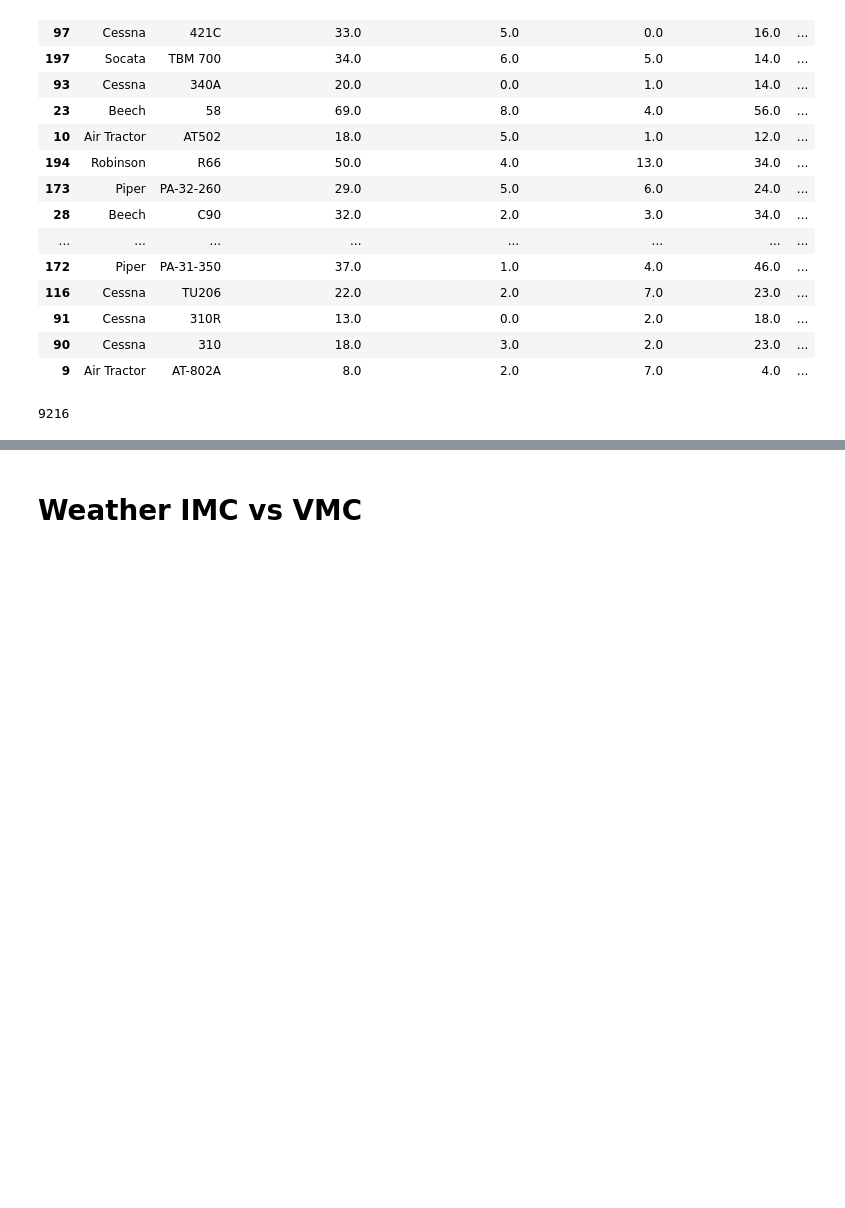
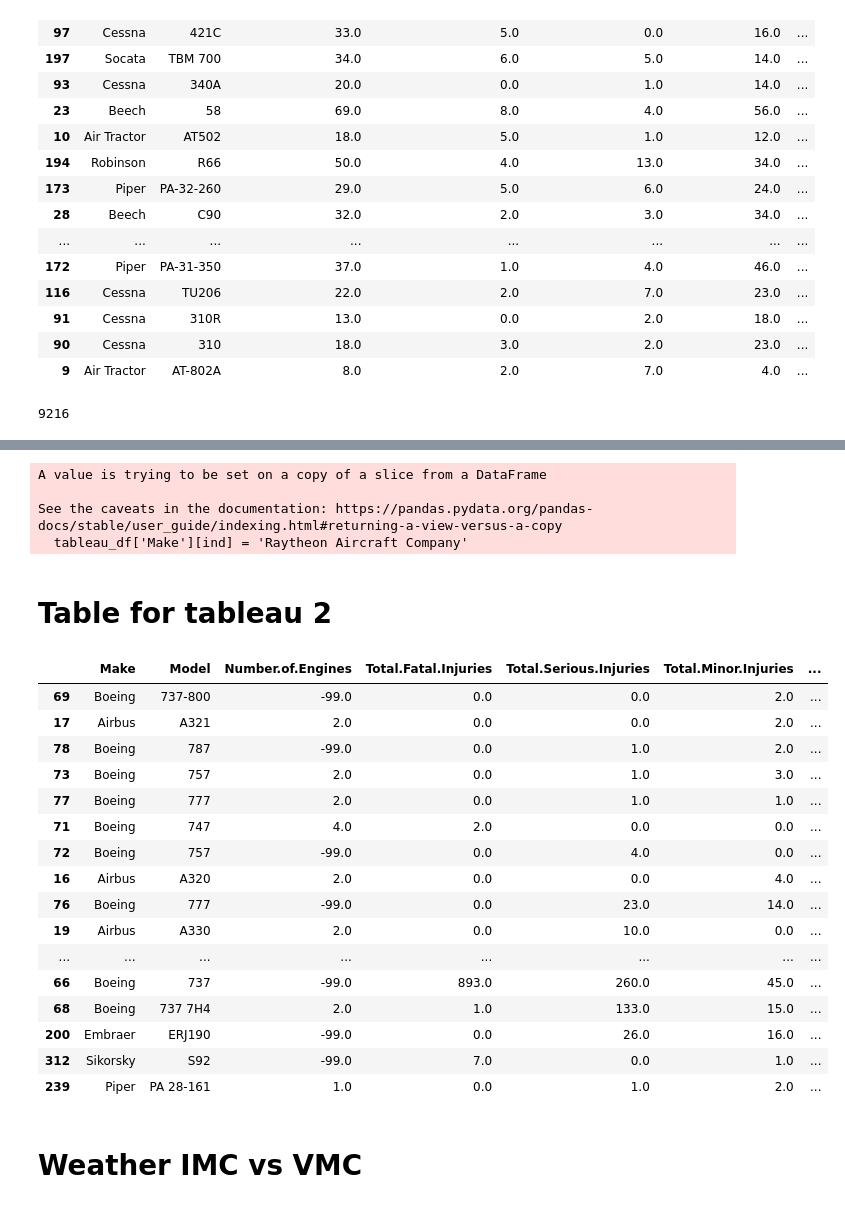
Before and after one commit to MrPolarBear/project1phase1, a Jupyter notebook: project_1/project_1_analysis.ipynb, the cells around one changed output, grey strips where cells are left out. Cells and saved outputs as stored; diff of their text form; code cells hidden in the pictures; blank space fills up the shorter version.

```diff
--- a/project_1/project_1_analysis.ipynb
+++ b/project_1/project_1_analysis.ipynb
@@ -358,0 +449,13 @@ model_make['counter'].sum()
+# %%
+for ind in tableau_df.index:
+    if 'Champion' in tableau_df['Make'][ind]:
+        tableau_df['Make'][ind] = 'Bellanca'
+    elif 'Beech' in tableau_df['Make'][ind]:
+        tableau_df['Make'][ind] = 'Raytheon Aircraft Company'
+# %% [output]
+A value is trying to be set on a copy of a slice from a DataFrame
+
+See the caveats in the documentation: https://pandas.pydata.org/pandas-docs/stable/user_guide/indexing.html#returning-a-view-versus-a-copy
+  tableau_df['Make'][ind] = 'Raytheon Aircraft Company'
+# %% [markdown]
+# Table for tableau 2
@@ -358,0 +466,31 @@ model_make['counter'].sum()
+# %%
+tableau_df2['fatality_perc'] = (tableau_df2['Total.Fatal.Injuries']/tableau_df2['total_pop']) * 100
+tableau_df2['injury_perc'] = ((tableau_df2['Total.Serious.Injuries']+tableau_df2['Total.Minor.Injuries'])/tableau_df2['total_pop']) * 100
+tableau_df2['uninjured_perc'] = (tableau_df2['Total.Uninjured']/tableau_df2['total_pop']) * 100
+tableau_df2.reset_index(inplace = True)
+# %%
+tableau_df2.drop(['year'], axis = 1, inplace = True)
+# %%
+tableau_df2['counter_pop'] = tableau_df2['total_pop']/tableau_df2['counter']
+# %%
+tableau_f = tableau_df2[tableau_df2['counter_pop'] > 2]
+# %%
+tableau_f.sort_values('uninjured_perc', ascending = False).head(20)
+# %% [output]
+|  | Make | Model | Number.of.Engines | Total.Fatal.Injuries | Total.Serious.Injuries | Total.Minor.Injuries | ... |
+| 69 | Boeing | 737-800 | -99.0 | 0.0 | 0.0 | 2.0 | ... |
+| 17 | Airbus | A321 | 2.0 | 0.0 | 0.0 | 2.0 | ... |
+| 78 | Boeing | 787 | -99.0 | 0.0 | 1.0 | 2.0 | ... |
+| 73 | Boeing | 757 | 2.0 | 0.0 | 1.0 | 3.0 | ... |
+| 77 | Boeing | 777 | 2.0 | 0.0 | 1.0 | 1.0 | ... |
+| 71 | Boeing | 747 | 4.0 | 2.0 | 0.0 | 0.0 | ... |
+| 72 | Boeing | 757 | -99.0 | 0.0 | 4.0 | 0.0 | ... |
+| 16 | Airbus | A320 | 2.0 | 0.0 | 0.0 | 4.0 | ... |
+| 76 | Boeing | 777 | -99.0 | 0.0 | 23.0 | 14.0 | ... |
+| 19 | Airbus | A330 | 2.0 | 0.0 | 10.0 | 0.0 | ... |
+| ... | ... | ... | ... | ... | ... | ... | ... |
+| 66 | Boeing | 737 | -99.0 | 893.0 | 260.0 | 45.0 | ... |
+| 68 | Boeing | 737 7H4 | 2.0 | 1.0 | 133.0 | 15.0 | ... |
+| 200 | Embraer | ERJ190 | -99.0 | 0.0 | 26.0 | 16.0 | ... |
+| 312 | Sikorsky | S92 | -99.0 | 7.0 | 0.0 | 1.0 | ... |
+| 239 | Piper | PA 28-161 | 1.0 | 0.0 | 1.0 | 2.0 | ... |
```
Also changed, not shown: parts of 19 cells of this notebook, 5 other files.
